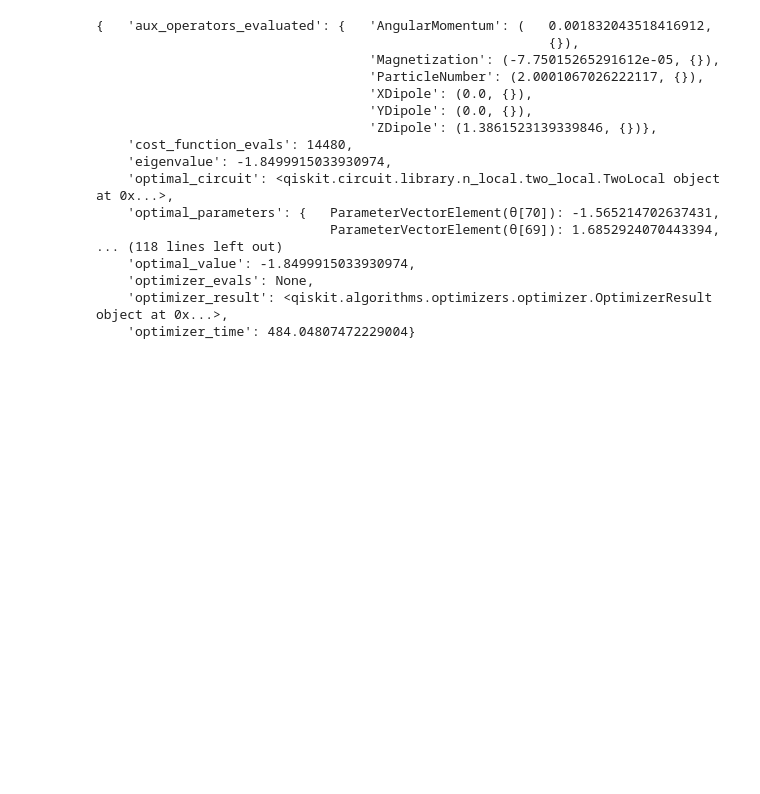
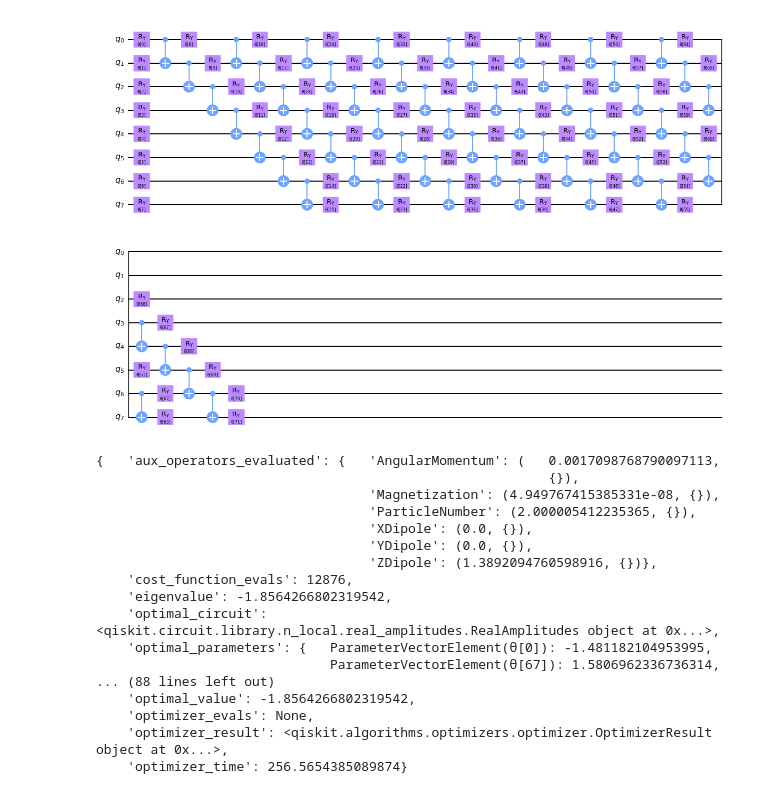
Before and after one commit to renatawong/classical-shadow-vqe, a Jupyter notebook: electronic_structure_problem_dcs.ipynb, the cells around one changed output. Drawn from its saved outputs; the diff is of its cells as text; code cells hidden in the pictures; blank space fills up the shorter version.

```diff
--- a/electronic_structure_problem_dcs.ipynb
+++ b/electronic_structure_problem_dcs.ipynb
@@ -68,5 +84,21 @@ paencoded_hamiltonian = pa_mapper.map(second_q_op)
 # %%
 def process_hamiltonian(hamiltonian, derandomize = False):
+
+    """
+    For use in derandomization and as input in the function estimate_exp, the Hamiltonian needs to be
+    reformatted from SparsePauliOp to a list of the form [[(X/Y/Z, position), (X/Y/Z, position)], [...], ...]
+    For derandomization, the all-identity Hamiltonian term is removed.
+    For use in estimating expectation values, the all-identity Hamiltonian term is retained as the empty
+    list [].
+
+    hamiltonian:
+        the problem's qubit Hamiltonian of type SparsePauliOp
+
+    derandomize:
+        if True: return the Hamiltonian formatted for derandomization as well as for use in calculating
+        the expectation value
+        if False: return the Hamiltonian formatted for calculating the expectation value only
+    """
 
     hamiltonian_observables = []
     hamiltonian_coefficients = []
@@ -193,6 +222,11 @@ def ground_state_energy_from_shadow(operators, params):
             expectation_value += (weight * sum_product / match_count)
 
     return expectation_value
+# %%
+ansatz = RealAmplitudes(num_qubits=system_size, reps=8, entanglement='linear')
+ansatz.decompose().draw('mpl')
+# %% [output]
+[figure, added]
 # %%
 '''
 Running VQE on the Hamiltonian obtained from PySCFDriver using Statevector simulator (Estimator primitive)
@@ -202,26 +236,26 @@ estimator = Estimator()
 # If shots = None, it calculates the exact expectation values. Otherwise, it samples from normal distributions
 # with standard errors as standard deviations using normal distribution approximation.
 estimator.set_options(shots = None)
-vqe_solver = VQE(estimator, ansatz, SLSQP(maxiter=3000))
+vqe_solver = VQE(estimator, ansatz, SLSQP(maxiter=2000))
 
 calc = GroundStateEigensolver(bk_mapper, vqe_solver)
 result = calc.solve(problem)
 print(result.raw_result)
 # %% [output]
-{   'aux_operators_evaluated': {   'AngularMomentum': (   0.001832043518416912,
+{   'aux_operators_evaluated': {   'AngularMomentum': (   0.0017098768790097113,
                                                           {}),
-                                   'Magnetization': (-7.75015265291612e-05, {}),
-                                   'ParticleNumber': (2.0001067026222117, {}),
+                                   'Magnetization': (4.949767415385331e-08, {}),
+                                   'ParticleNumber': (2.000005412235365, {}),
                                    'XDipole': (0.0, {}),
                                    'YDipole': (0.0, {}),
-                                   'ZDipole': (1.3861523139339846, {})},
-    'cost_function_evals': 14480,
-    'eigenvalue': -1.8499915033930974,
-    'optimal_circuit': <qiskit.circuit.library.n_local.two_local.TwoLocal object at 0x...>,
-    'optimal_parameters': {   ParameterVectorElement(θ[70]): -1.565214702637431,
-                              ParameterVectorElement(θ[69]): 1.6852924070443394,
-... (118 lines left out)
-    'optimal_value': -1.8499915033930974,
+                                   'ZDipole': (1.3892094760598916, {})},
+    'cost_function_evals': 12876,
+    'eigenvalue': -1.8564266802319542,
+    'optimal_circuit': <qiskit.circuit.library.n_local.real_amplitudes.RealAmplitudes object at 0x...>,
+    'optimal_parameters': {   ParameterVectorElement(θ[0]): -1.481182104953995,
+                              ParameterVectorElement(θ[67]): 1.5806962336736314,
+... (88 lines left out)
+    'optimal_value': -1.8564266802319542,
     'optimizer_evals': None,
     'optimizer_result': <qiskit.algorithms.optimizers.optimizer.OptimizerResult object at 0x...>,
-    'optimizer_time': 484.04807472229004}
+    'optimizer_time': 256.5654385089874}
```
Also changed, not shown: parts of 4 cells of this notebook.
